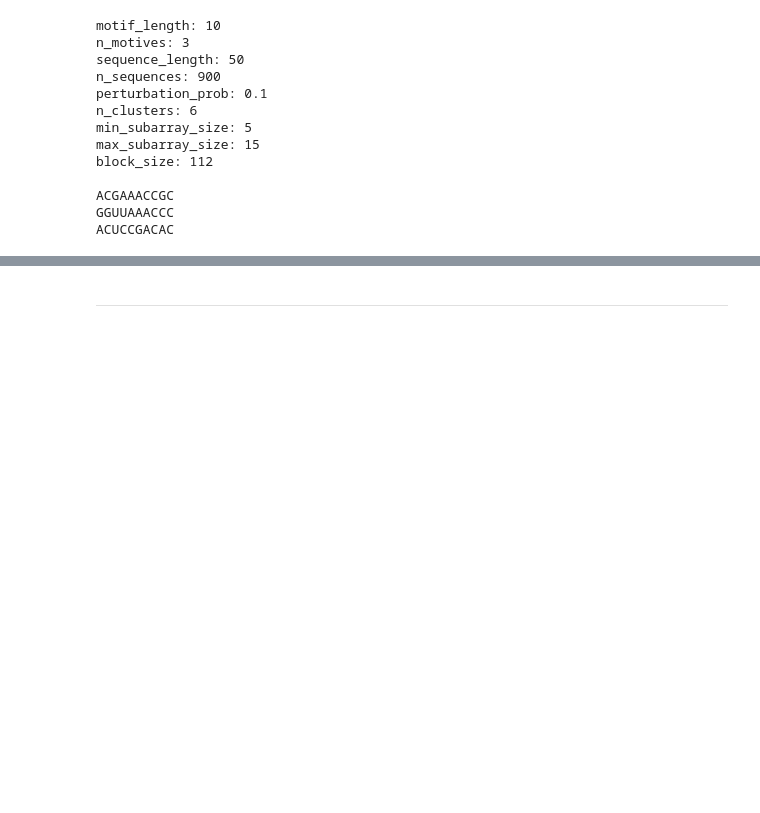
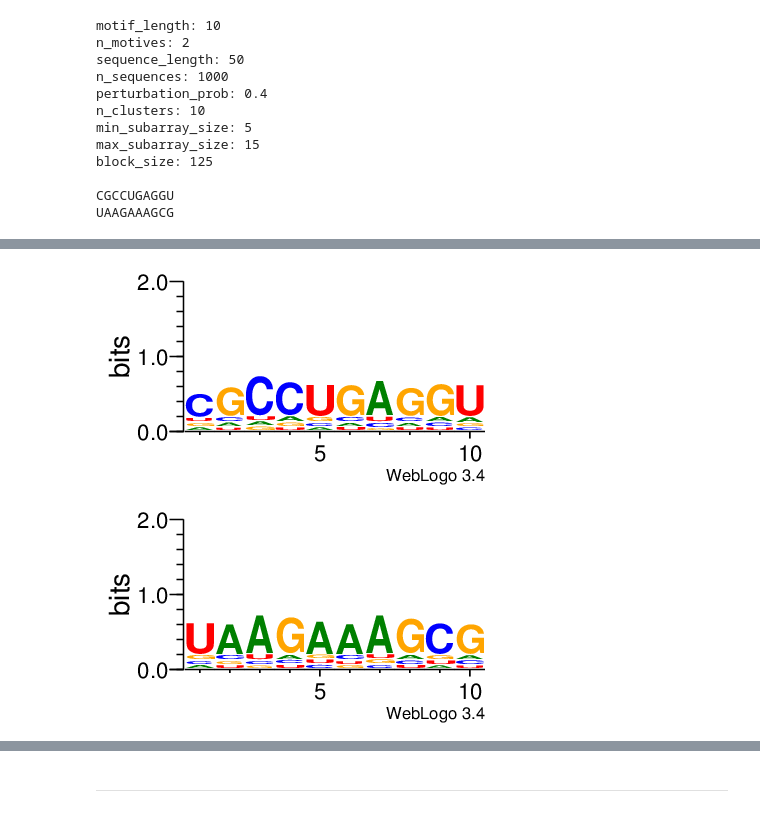
Before and after one commit to fabriziocosta/EDeN_examples, a Jupyter notebook: bioinf/motif/SMoD artificial.ipynb, the cells around one changed output, grey strips where cells are left out. Drawn from its saved outputs; the diff is of its cells as text; code cells hidden in the pictures; blank space fills up the shorter version.

Commit message:
decomposer upgrade

```diff
--- a/bioinf/motif/SMoD artificial.ipynb
+++ b/bioinf/motif/SMoD artificial.ipynb
@@ -117,18 +265,44 @@ print 'max_subarray_size:',max_subarray_size
 print 'block_size:',block_size
 
 print
-for motif in motives: print motif
+for motif in orig_motives: print motif
 # %% [output]
 motif_length: 10
-n_motives: 3
+n_motives: 2
 sequence_length: 50
-n_sequences: 900
-perturbation_prob: 0.1
-n_clusters: 6
+n_sequences: 1000
+perturbation_prob: 0.4
+n_clusters: 10
 min_subarray_size: 5
 max_subarray_size: 15
-block_size: 112
+block_size: 125
 
-ACGAAACCGC
-GGUUAAACCC
-ACUCCGACAC
+CGCCUGAGGU
+UAAGAAAGCG
+# %%
+print 'Examples:'
+
+max_chars=100
+for id_clus in range(n_motives):
+    print
+    print 'Cluster: %d' % id_clus
+    for i,( h,s) in enumerate(pos_seqs[:16]):
+        id = i % n_motives
+        if id == id_clus:
+            print s[sequence_length/2-motif_length/2:sequence_length/2+motif_length/2], s[:max_chars]
+
+
+from collections import defaultdict
+
+true_motives = defaultdict(list)
+for i,( h,s) in enumerate(pos_seqs):
+    id = i % n_motives
+    true_motives[id].append((h,s[sequence_length/2-motif_length/2:sequence_length/2+motif_length/2]))
+from eden.sequence_motif_decomposer import Weblogo
+wl= Weblogo(resolution=200,stacks_per_line=60, sequence_type='rna')
+
+for id in true_motives:
+    logo = wl.create_logo(true_motives[id])
+    from IPython.display import Image, display
+    display(Image(logo))
+# %% [output]
@@ -134,0 +326,2 @@ ACUCCGACAC
+[figure, added]
+[figure, added]
```
Also changed, not shown: parts of 13 cells of this notebook, 3 other files.
